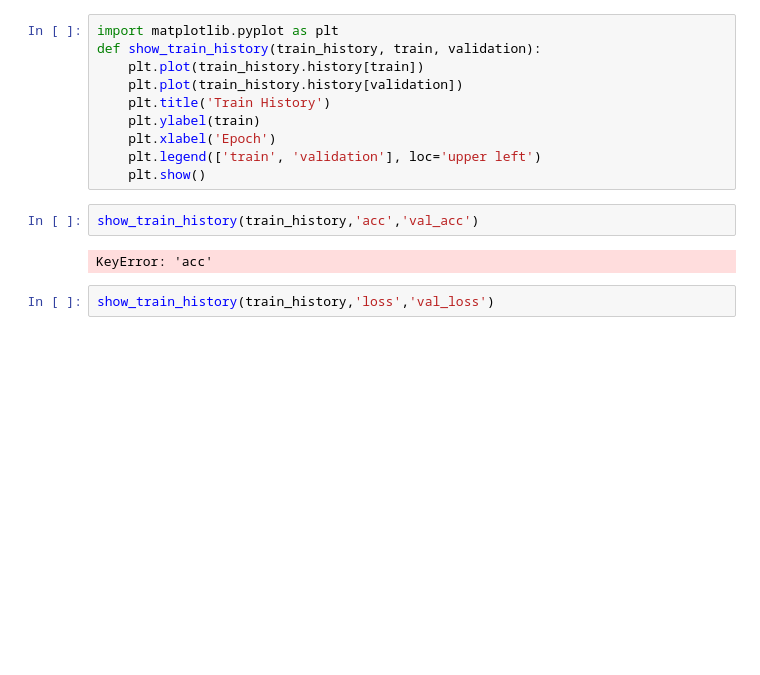
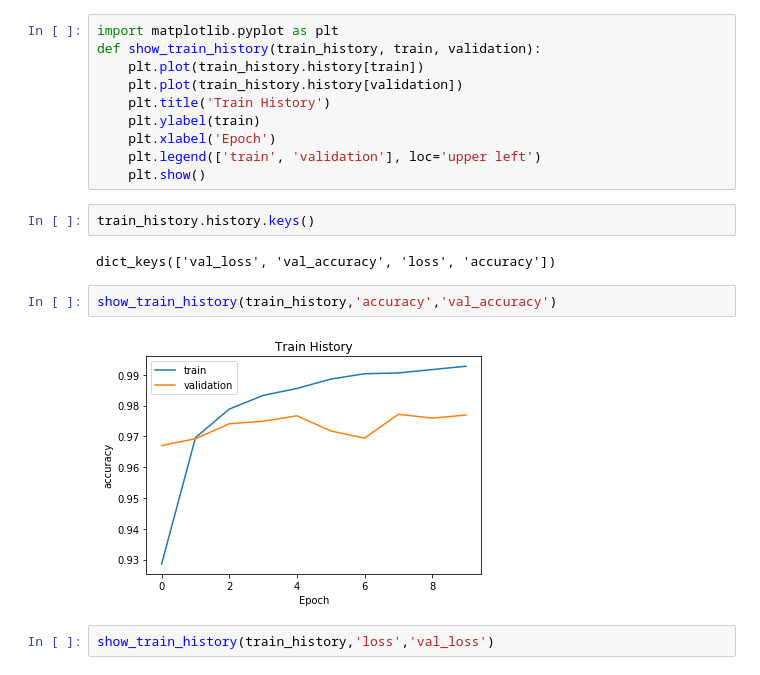
Before and after one commit to Claire-Lin/4th-ML100Days, a Jupyter notebook: homework/Day70-Keras_Mnist_MLP_HW.ipynb, the cells around one changed output. Cells and saved outputs as stored; diff of their text form; blank space fills up the shorter version.

```diff
--- a/homework/Day70-Keras_Mnist_MLP_HW.ipynb
+++ b/homework/Day70-Keras_Mnist_MLP_HW.ipynb
@@ -123,10 +123,14 @@ def show_train_history(train_history, train, validation):
     plt.xlabel('Epoch')
     plt.legend(['train', 'validation'], loc='upper left')
     plt.show()
+# %%
+train_history.history.keys()
+# %% [output]
+dict_keys(['val_loss', 'val_accuracy', 'loss', 'accuracy'])
 # %%
-show_train_history(train_history,'acc','val_acc')
+show_train_history(train_history,'accuracy','val_accuracy')
 # %% [output]
-KeyError: 'acc'
+[figure, added]
 # %%
 show_train_history(train_history,'loss','val_loss')
 # %% [output]
```
Also changed, not shown: parts of 1 cell of this notebook.
